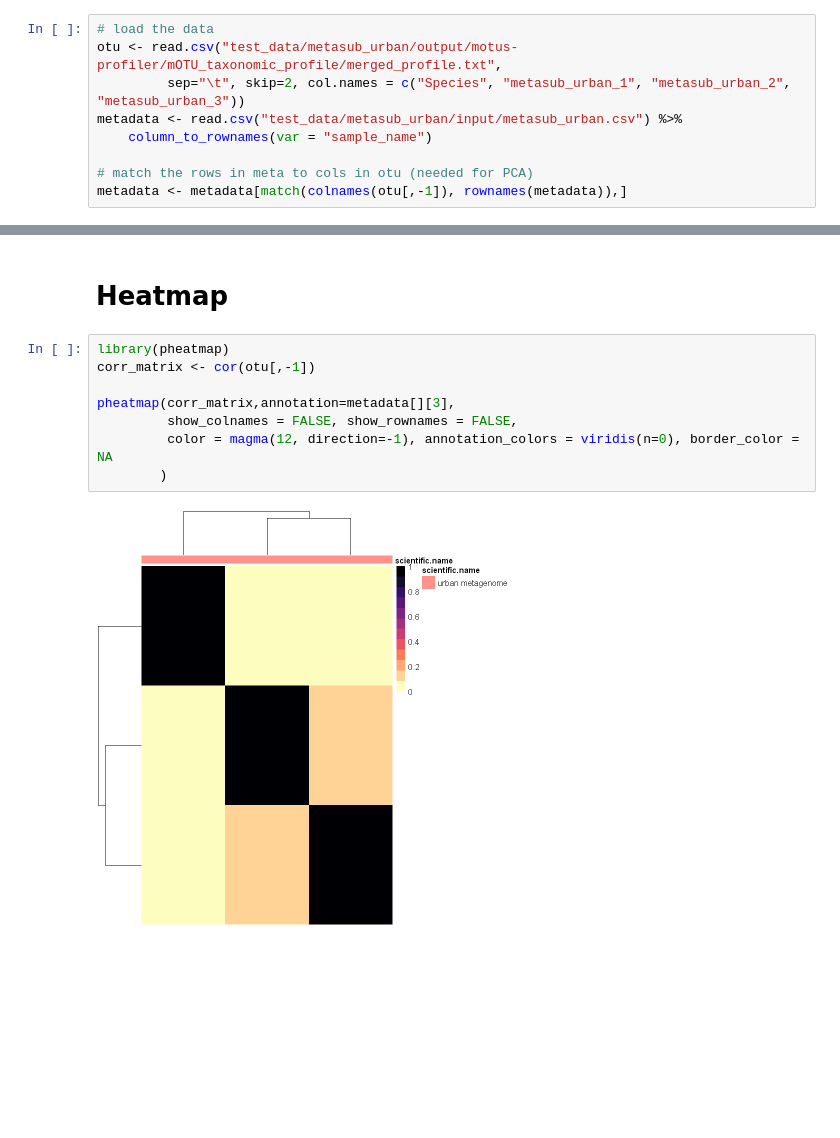
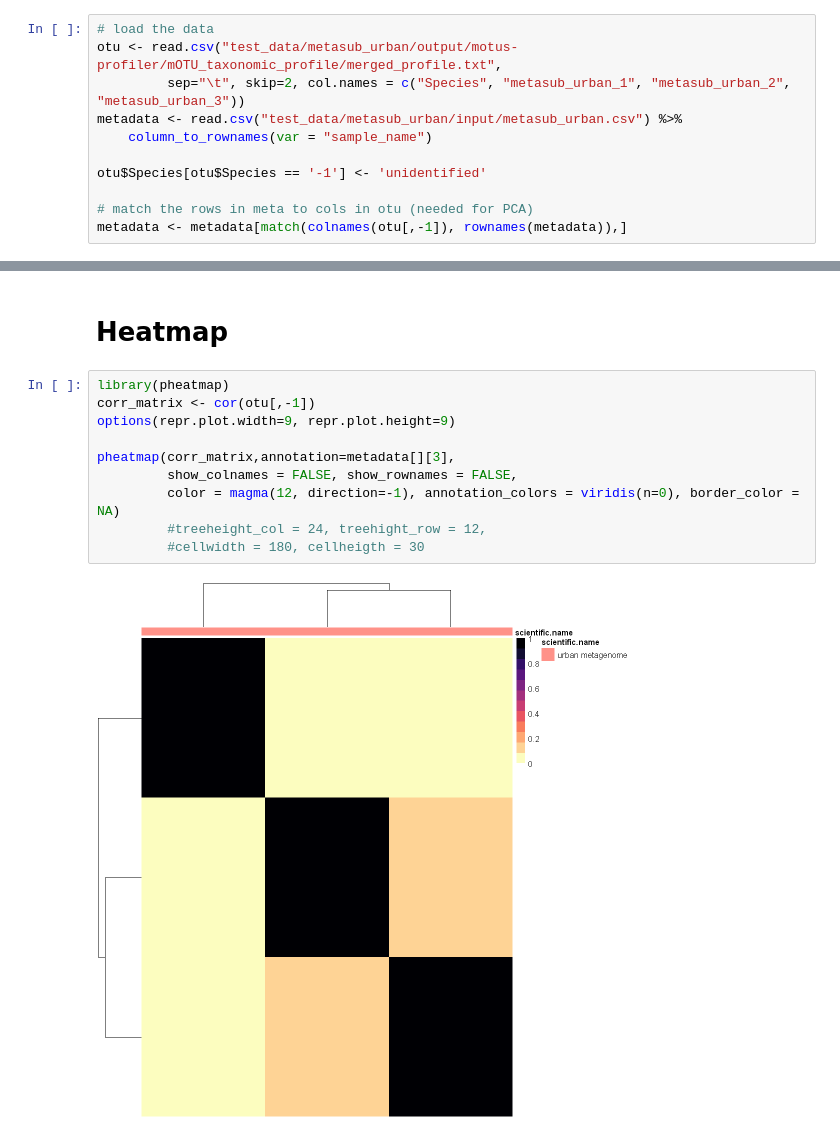
Before and after one commit to MetaSUB-CAMP/camp_motus-profiler, a Jupyter notebook: plot-otu.ipynb, the cells around one changed output, grey strips where cells are left out. Saved outputs shown, nothing was run; the diff lists cells and outputs as text; blank space fills up the shorter version.

```diff
--- a/plot-otu.ipynb
+++ b/plot-otu.ipynb
@@ -18,5 +37,7 @@ otu <- read.csv("test_data/metasub_urban/output/motus-profiler/mOTU_taxonomic_pr
 metadata <- read.csv("test_data/metasub_urban/input/metasub_urban.csv") %>%
     column_to_rownames(var = "sample_name")
 
+otu$Species[otu$Species == '-1'] <- 'unidentified'
+
 # match the rows in meta to cols in otu (needed for PCA)
 metadata <- metadata[match(colnames(otu[,-1]), rownames(metadata)),]
@@ -41,10 +84,12 @@ Adding another scale for colour, which will replace the existing scale.
 # %%
 library(pheatmap)
 corr_matrix <- cor(otu[,-1])
+options(repr.plot.width=9, repr.plot.height=9)
 
 pheatmap(corr_matrix,annotation=metadata[][3],
          show_colnames = FALSE, show_rownames = FALSE,
-         color = magma(12, direction=-1), annotation_colors = viridis(n=0), border_color = NA
-        )
+         color = magma(12, direction=-1), annotation_colors = viridis(n=0), border_color = NA)
+         #treeheight_col = 24, treehight_row = 12,
+         #cellwidth = 180, cellheigth = 30
 # %% [output]
-[figure, old version]
+[figure, new version]
```
Also changed, not shown: parts of 6 cells of this notebook.
